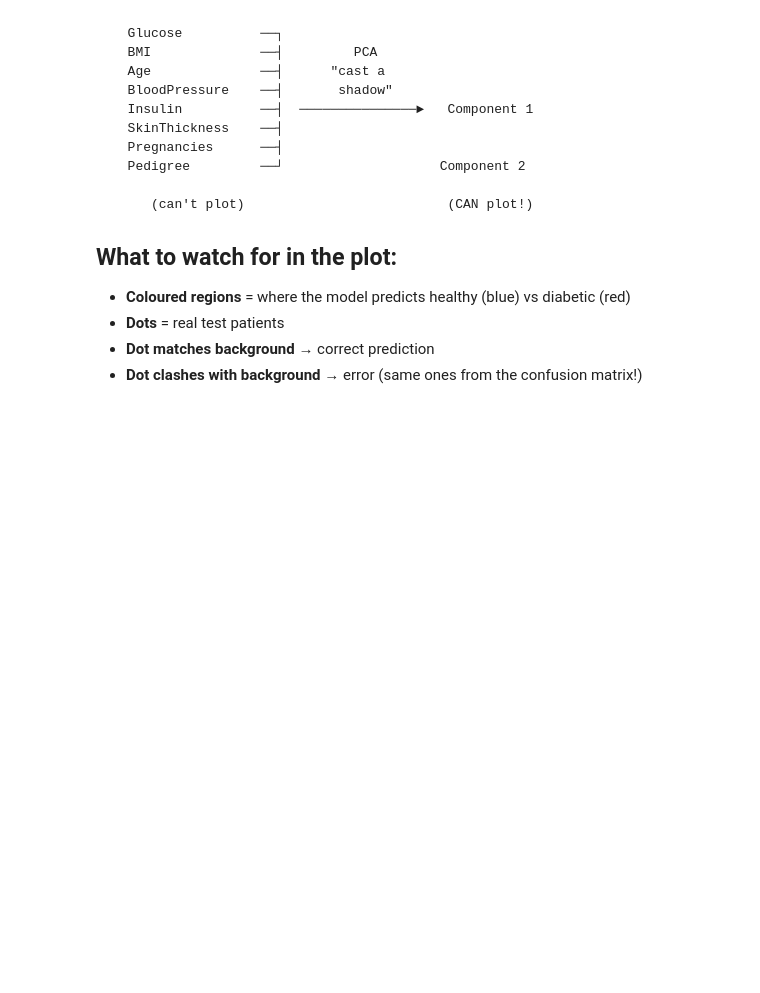
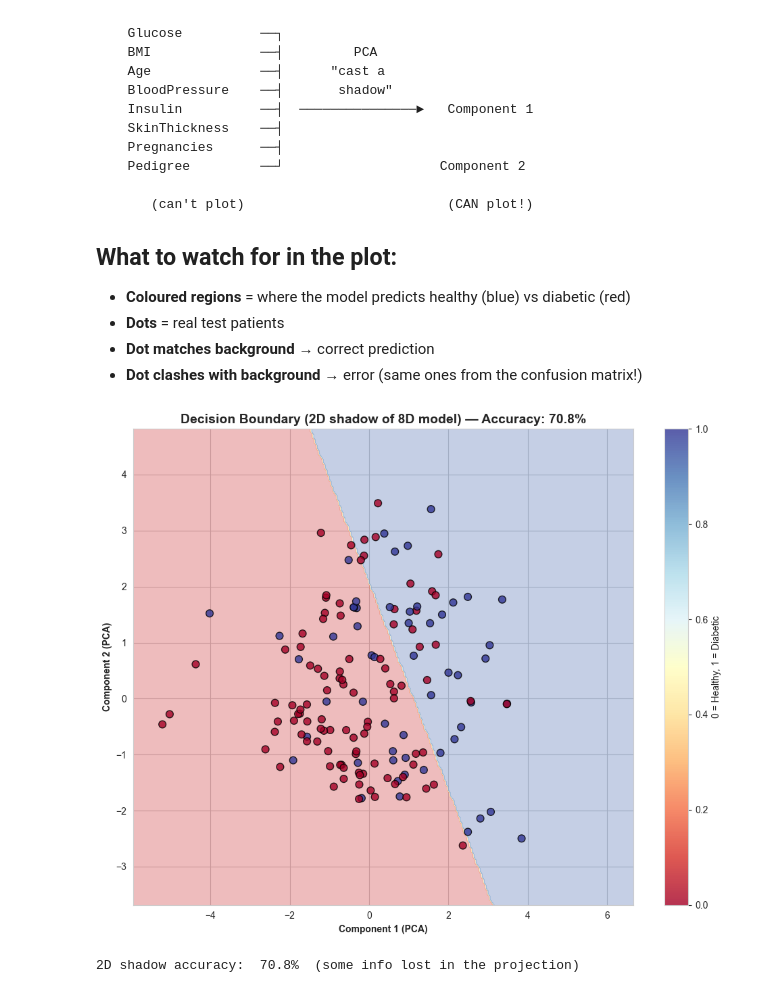
Before and after one commit to damanadidier/DI_Bootcamp, a Jupyter notebook: Lectures/learning_classification.ipynb, the cells around one changed output. Drawn from its saved outputs; the diff is of its cells as text; code cells hidden in the pictures; blank space fills up the shorter version.

```diff
--- a/Lectures/learning_classification.ipynb
+++ b/Lectures/learning_classification.ipynb
@@ -1137,3 +1148,40 @@ weighted avg       0.76      0.75      0.75       154
 - **Dots** = real test patients
 - **Dot matches background** → correct prediction
 - **Dot clashes with background** → error (same ones from the confusion matrix!)
+# %%
+from sklearn.decomposition import PCA
+
+# Squash 8 dimensions → 2 dimensions (like casting a shadow)
+pca = PCA(n_components=2)
+X_train_2d = pca.fit_transform(X_train_scaled)
+X_test_2d  = pca.transform(X_test_scaled)
+
+# Train a new model on the 2D version
+model_2d = LogisticRegression(random_state=42, max_iter=1000)
+model_2d.fit(X_train_2d, y_train)
+acc_2d = model_2d.score(X_test_2d, y_test)
+
+# Paint the decision regions
+h = 0.05
+x_min, x_max = X_train_2d[:, 0].min() - 1, X_train_2d[:, 0].max() + 1
+y_min, y_max = X_train_2d[:, 1].min() - 1, X_train_2d[:, 1].max() + 1
+xx, yy = np.meshgrid(np.arange(x_min, x_max, h), np.arange(y_min, y_max, h))
+Z = model_2d.predict(np.c_[xx.ravel(), yy.ravel()]).reshape(xx.shape)
+
+fig, ax = plt.subplots(figsize=(10, 8))
+ax.contourf(xx, yy, Z, alpha=0.3, cmap='RdYlBu')
+scatter = ax.scatter(X_test_2d[:, 0], X_test_2d[:, 1], c=y_test,
+                     cmap='RdYlBu', edgecolors='black', s=60, alpha=0.8)
+ax.set_xlabel('Component 1 (PCA)', fontweight='bold')
+ax.set_ylabel('Component 2 (PCA)', fontweight='bold')
+ax.set_title(f'Decision Boundary (2D shadow of 8D model) — Accuracy: {acc_2d:.1%}',
+             fontweight='bold', fontsize=14)
+plt.colorbar(scatter, label='0 = Healthy, 1 = Diabetic')
+plt.tight_layout()
+plt.show()
+
+print(f"2D shadow accuracy:  {acc_2d:.1%}  (some info lost in the projection)")
+# print(f"Full 8D accuracy:    {acc:.1%}  (uses all features)")
+# %% [output]
+[figure, added]
+2D shadow accuracy:  70.8%  (some info lost in the projection)
```
Also changed, not shown: parts of 35 cells of this notebook.
